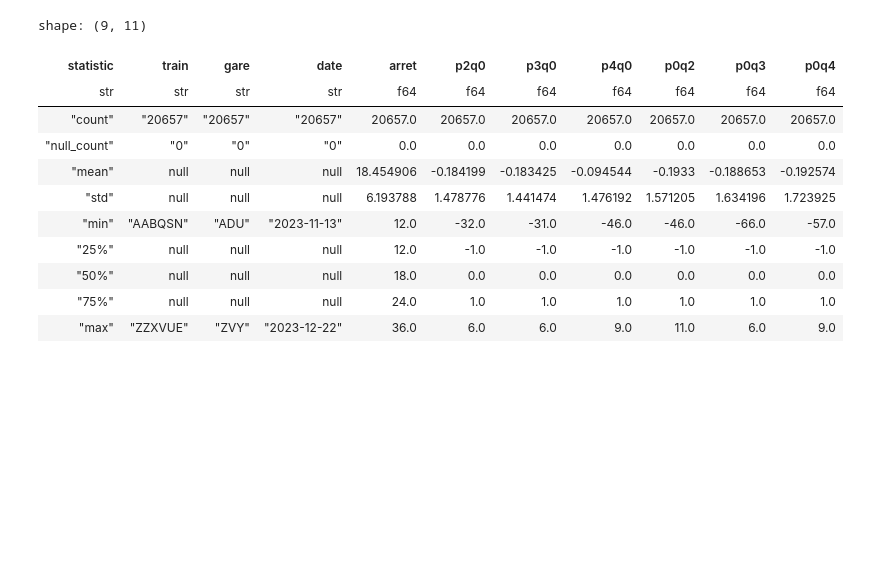
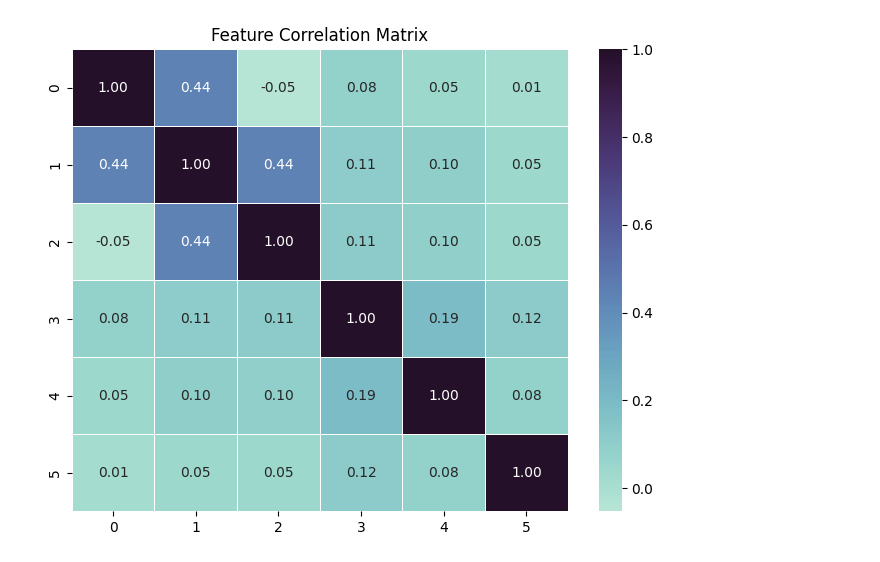
Before and after one commit to faunebl/challenge-data-203, a Jupyter notebook: sandbox.ipynb, the cells around one changed output. Cells and saved outputs as stored; diff of their text form; code cells hidden in the pictures; blank space fills up the shorter version.

Commit message:
added tests corr graph

```diff
--- a/sandbox.ipynb
+++ b/sandbox.ipynb
@@ -5,17 +1,13 @@ from utils import PathsData, import_data
-# %%
-df = import_data(PathsData.X_TEST.value)
-# %%
-df.describe()
-# %% [output]
-shape: (9, 11)
-| statistic | train | gare | date | arret | p2q0 | p3q0 | p4q0 | p0q2 | p0q3 | p0q4 |
-| str | str | str | str | f64 | f64 | f64 | f64 | f64 | f64 | f64 |
-| "count" | "20657" | "20657" | "20657" | 20657.0 | 20657.0 | 20657.0 | 20657.0 | 20657.0 | 20657.0 | 20657.0 |
-| "null_count" | "0" | "0" | "0" | 0.0 | 0.0 | 0.0 | 0.0 | 0.0 | 0.0 | 0.0 |
-| "mean" | null | null | null | 18.454906 | -0.184199 | -0.183425 | -0.094544 | -0.1933 | -0.188653 | -0.192574 |
-| "std" | null | null | null | 6.193788 | 1.478776 | 1.441474 | 1.476192 | 1.571205 | 1.634196 | 1.723925 |
-| "min" | "AABQSN" | "ADU" | "2023-11-13" | 12.0 | -32.0 | -31.0 | -46.0 | -46.0 | -66.0 | -57.0 |
-| "25%" | null | null | null | 12.0 | -1.0 | -1.0 | -1.0 | -1.0 | -1.0 | -1.0 |
-| "50%" | null | null | null | 18.0 | 0.0 | 0.0 | 0.0 | 0.0 | 0.0 | 0.0 |
-| "75%" | null | null | null | 24.0 | 1.0 | 1.0 | 1.0 | 1.0 | 1.0 | 1.0 |
-| "max" | "ZZXVUE" | "ZVY" | "2023-12-22" | 36.0 | 6.0 | 6.0 | 9.0 | 11.0 | 6.0 | 9.0 |
+# %%
+import polars as pl
+import polars.selectors as cs
+from utils import PathsData, import_data, split_data
+
+import matplotlib.pyplot as plt
+import seaborn as sns
+from sklearn.tree import DecisionTreeRegressor
+from sklearn.metrics import mean_absolute_error, mean_squared_error, r2_score
+
+x_validation = import_data(PathsData.X_TEST.value) #to use in the end to make a submission
+x = import_data(PathsData.X_TRAIN.value)
+y = import_data(PathsData.Y_TRAIN.value)
@@ -21,0 +16,24 @@ shape: (9, 11)
+# %%
+def plot_correlation(df: pl.DataFrame):
+    plt.figure(figsize=(8, 6))
+    sns.heatmap(
+        df.select(cs.contains('p')).corr(),
+        annot=True,
+        fmt='.2f',
+        linewidths=0.5,
+        center=0,
+        cmap=sns.cubehelix_palette(
+            start=.5,
+            rot=-.5,
+            dark=0.1,
+            light=1.5,
+            hue=1,
+            as_cmap=True
+            )
+    )
+    plt.title("Feature Correlation Matrix")
+    plt.show()
+# %%
+plot_correlation(x)
+# %% [output]
+[figure, added]
```
Also changed, not shown: parts of 3 cells of this notebook, 2 other files.
